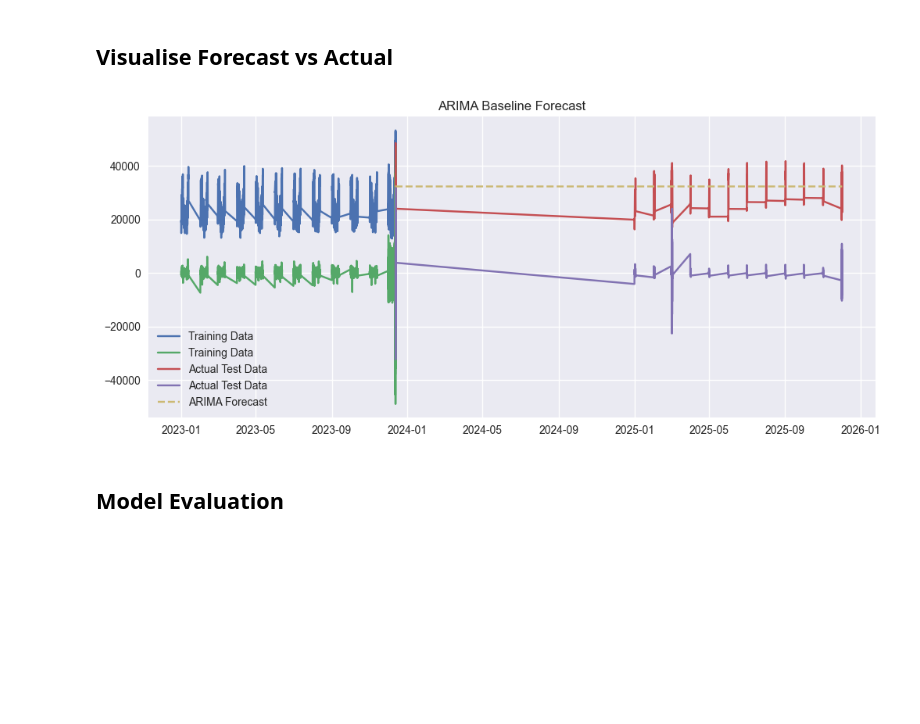
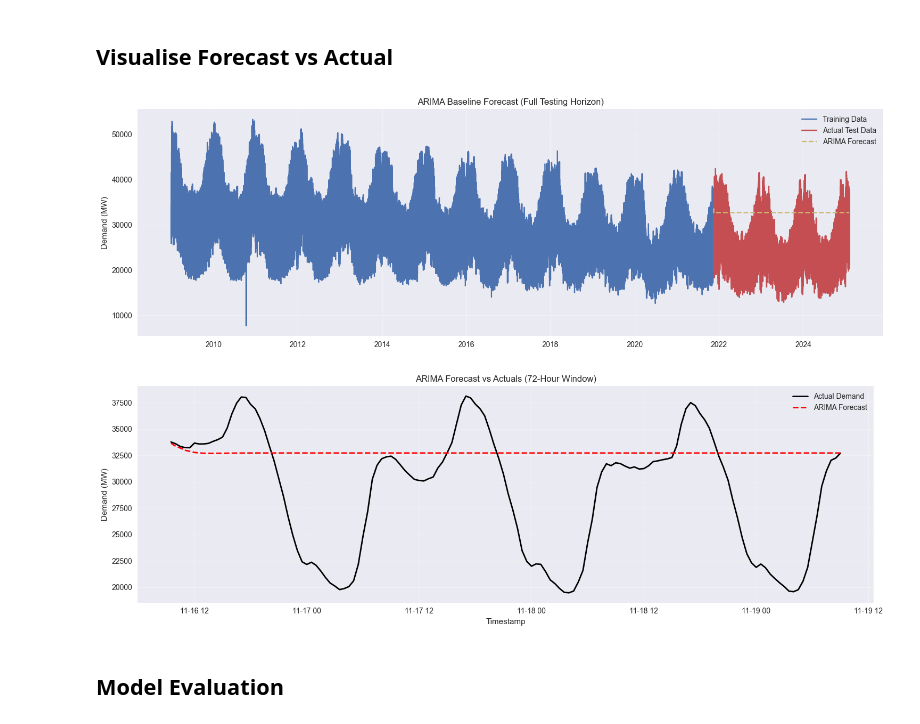
Before and after one commit to 4riell4/energy-consumption-forecasting, a Jupyter notebook: models/arima/arima_baseline.ipynb, the cells around one changed output. Drawn from its saved outputs; the diff is of its cells as text; code cells hidden in the pictures; blank space fills up the shorter version.

```diff
--- a/models/arima/arima_baseline.ipynb
+++ b/models/arima/arima_baseline.ipynb
@@ -173,16 +179,35 @@ timestamp
 dtype: float64
 # %% [markdown]
 ## Visualise Forecast vs Actual
-# %%
-plt.figure(figsize=(12, 5))
-plt.plot(train, label="Training Data")
-plt.plot(test, label="Actual Test Data")
-plt.plot(forecast, label="ARIMA Forecast", linestyle="--")
-plt.title("ARIMA Baseline Forecast")
-plt.legend()
-plt.show()
-# %% [output]
-[figure, removed]
+# %%
+# Macro-Level Plot (The full timeline)
+plt.figure(figsize=(15, 5))
+plt.plot(train.index, train['demand'], label="Training Data", color='#4C72B0')
+plt.plot(test.index, test['demand'], label="Actual Test Data", color='#C44E52')
+plt.plot(forecast.index, forecast, label="ARIMA Forecast", color='#CCB974', linestyle="--")
+plt.title("ARIMA Baseline Forecast (Full Testing Horizon)")
+plt.ylabel("Demand (MW)")
+plt.legend()
+plt.grid(True, alpha=0.3)
+plt.tight_layout()
+plt.show()
+
+# Micro-Level Plot (Zoomed in to 72 hours to show where ARIMA struggles)
+window = 144 # 144 steps = 72 hours (3 days) at 30-min intervals
+
+plt.figure(figsize=(15, 5))
+plt.plot(test.index[:window], test['demand'].iloc[:window], label="Actual Demand", color='black', linewidth=2)
+plt.plot(forecast.index[:window], forecast.iloc[:window], label="ARIMA Forecast", color='red', linestyle="--", linewidth=2)
+plt.title("ARIMA Forecast vs Actuals (72-Hour Window)")
+plt.ylabel("Demand (MW)")
+plt.xlabel("Timestamp")
+plt.legend()
+plt.grid(True, alpha=0.3)
+plt.tight_layout()
+plt.show()
+# %% [output]
+[figure, added]
+[figure, added]
 # %% [markdown]
 ## Model Evaluation
 # %%
```
Also changed, not shown: parts of 10 cells of this notebook, 6 other files.
